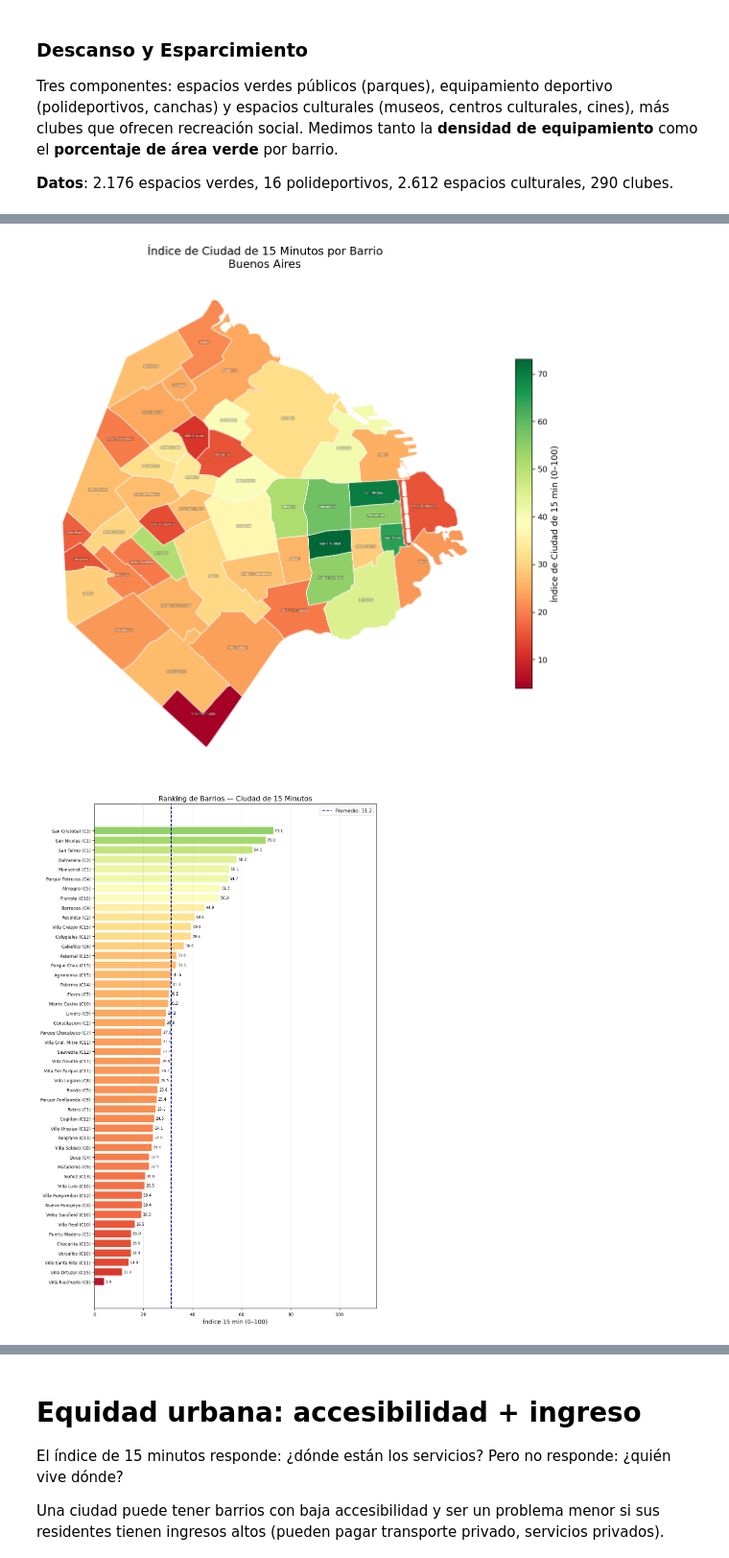
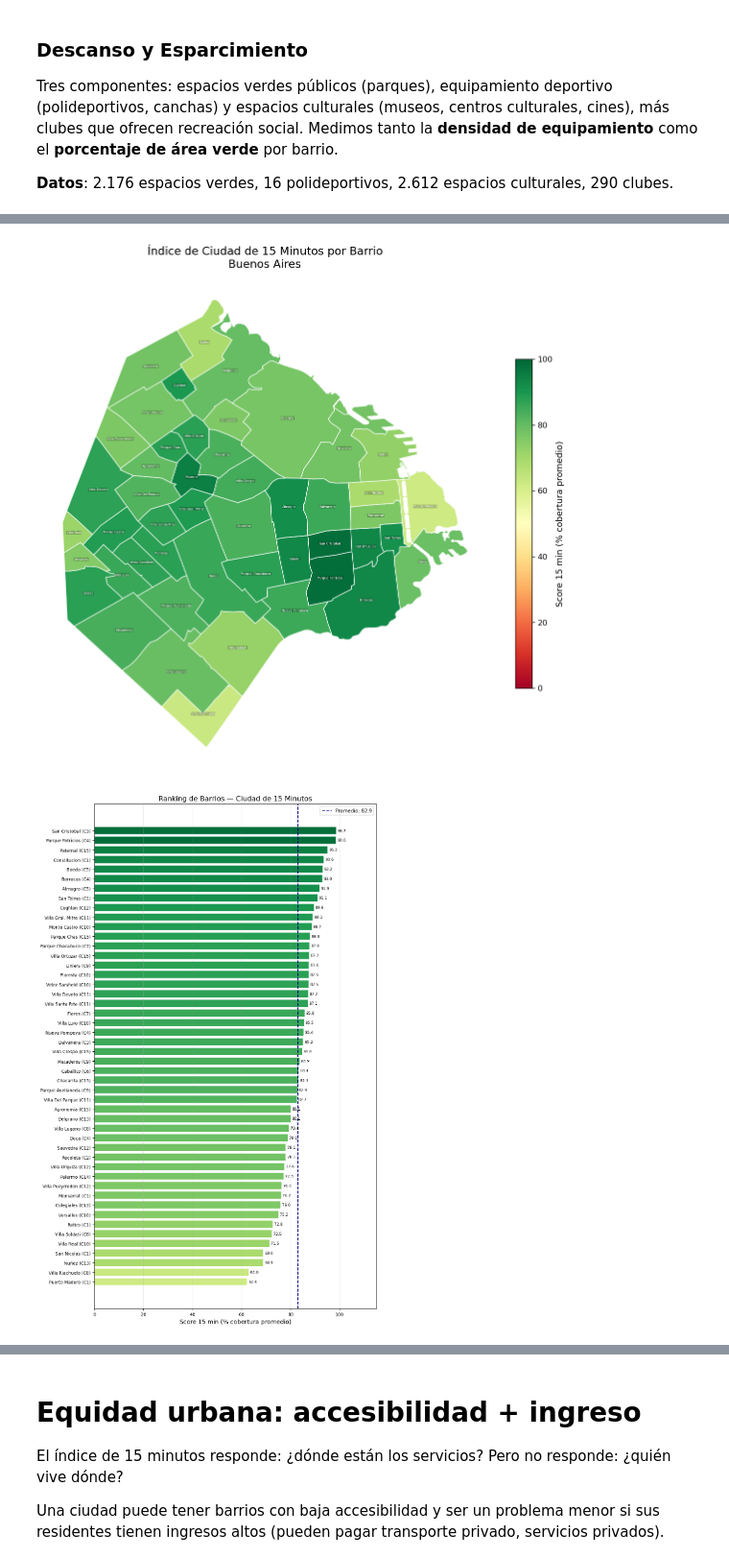
Before and after one commit to gpirujo/bsas-ciudad-15min, a Jupyter notebook: buenos_aires_ciudad_15_minutos_v3.ipynb, the cells around one changed output, grey strips where cells are left out. Shown at 96% size. Cells and saved outputs as stored; diff of their text form; code cells hidden in the pictures.

Commit message:
Cambié de densidad a cobertura y desnormalicé

```diff
--- a/buenos_aires_ciudad_15_minutos_v3.ipynb
+++ b/buenos_aires_ciudad_15_minutos_v3.ipynb
@@ -93,0 +96,5 @@ plt.show()
+# %%
+# Precargando espacios verdes
+ev = gpd.read_file(f"{DATA_DIR}/espacio_verde_publico.geojson").to_crs(CRS_GEO)
+print(f"Espacios verdes:     {len(ev):>4}")
+ev_m = ev.to_crs(CRS_METRIC)
@@ -331,20 +481,20 @@ Top 10 barrios por densidad de salud (establecimientos por km²):
 # %%
-# Mapa coroplético — Densidad de establecimientos de salud
+# Mapa coroplético — Índice de cobertura de salud (15 minutos)
 
-gdf_salud = barrios.merge(salud_summary[["BARRIO", "densidad_salud"]], on="BARRIO")
+gdf_salud = barrios.merge(df[["BARRIO", "dim_salud"]], on="BARRIO")
 
 fig, ax = plt.subplots(figsize=(10, 10))
 gdf_salud.plot(
-    column="densidad_salud", cmap="YlOrRd", legend=True, ax=ax,
+    column="dim_salud", vmin=0, vmax=100, cmap="YlOrRd", legend=True, ax=ax,
     edgecolor="white", linewidth=0.8,
-    legend_kwds={"label": "Densidad de establecimientos (por km²)", "shrink": 0.6}
+    legend_kwds={"label": "Cobertura de Salud (% área neta)", "shrink": 0.6}
 )
 for _, row in gdf_salud.iterrows():
     c = row.geometry.centroid
     ax.text(c.x, c.y, row["BARRIO"].title(),
             ha="center", va="center", fontsize=4, color="white",
             bbox=dict(boxstyle="round,pad=0.1", fc="black", alpha=0.25, lw=0))
-ax.set_title("Densidad de Establecimientos de Salud por Barrio", fontsize=13, pad=12)
+ax.set_title("Cobertura de Salud por Barrio (% a <1.5 km)", fontsize=13, pad=12)
 ax.axis("off")
 plt.tight_layout()
 plt.show()
@@ -397,20 +571,20 @@ Desglose por tipo:
 # %%
-# Mapa coroplético — Densidad de establecimientos de educación
+# Mapa coroplético — Índice de cobertura de educación (15 minutos)
 
-gdf_educacion = barrios.merge(edu_summary[["BARRIO", "densidad_educacion"]], on="BARRIO")
+gdf_educacion = barrios.merge(df[["BARRIO", "dim_educacion"]], on="BARRIO")
 
 fig, ax = plt.subplots(figsize=(10, 10))
 gdf_educacion.plot(
-    column="densidad_educacion", cmap="Blues", legend=True, ax=ax,
+    column="dim_educacion", vmin=0, vmax=100, cmap="Blues", legend=True, ax=ax,
     edgecolor="white", linewidth=0.8,
-    legend_kwds={"label": "Densidad de establecimientos (por km²)", "shrink": 0.6}
+    legend_kwds={"label": "Cobertura de Educación (% área neta)", "shrink": 0.6}
 )
 for _, row in gdf_educacion.iterrows():
     c = row.geometry.centroid
     ax.text(c.x, c.y, row["BARRIO"].title(),
             ha="center", va="center", fontsize=4, color="white",
             bbox=dict(boxstyle="round,pad=0.1", fc="black", alpha=0.25, lw=0))
-ax.set_title("Densidad de Establecimientos de Educación por Barrio", fontsize=13, pad=12)
+ax.set_title("Cobertura de Educación por Barrio (% a <1.5 km)", fontsize=13, pad=12)
 ax.axis("off")
 plt.tight_layout()
 plt.show()
@@ -654,8 +901,9 @@ gdf_result = barrios.merge(df[["BARRIO"] + DIMS + ["score_15min"]], on="BARRIO")
 fig, ax = plt.subplots(figsize=(10, 10))
 gdf_result.plot(
     column="score_15min", cmap="RdYlGn", legend=True, ax=ax,
+    vmin=0, vmax=100,
     edgecolor="white", linewidth=0.8,
-    legend_kwds={"label": "Índice de Ciudad de 15 min (0–100)", "shrink": 0.6}
+    legend_kwds={"label": "Score 15 min (% cobertura promedio)", "shrink": 0.6}
 )
 for _, row in gdf_result.iterrows():
     c = row.geometry.centroid
@@ -667,32 +915,32 @@ ax.axis("off")
 plt.tight_layout()
 plt.show()
 # %% [output]
-[figure, old version]
+[figure, new version]
 # %%
 # Ranking de los 48 barrios
 ranking = df[["BARRIO", "COMUNA", "score_15min"] + DIMS].sort_values("score_15min", ascending=True)
 norm = Normalize(vmin=0, vmax=100)
 cmap = cm.get_cmap("RdYlGn")
 
 fig, ax = plt.subplots(figsize=(9, 14))
 colors = [cmap(norm(v)) for v in ranking["score_15min"]]
 bars = ax.barh(
     ranking["BARRIO"].str.title() + " (C" + ranking["COMUNA"].astype(str) + ")",
     ranking["score_15min"], color=colors, edgecolor="white"
 )
 for bar, val in zip(bars, ranking["score_15min"]):
     ax.text(bar.get_width() + 0.5, bar.get_y() + bar.get_height() / 2,
             f"{val:.1f}", va="center", fontsize=7)
 promedio = ranking["score_15min"].mean()
 ax.axvline(x=promedio, color="navy", linestyle="--", linewidth=1.5,
            label=f"Promedio: {promedio:.1f}")
-ax.set_xlabel("Índice 15 min (0–100)")
+ax.set_xlabel("Score 15 min (% cobertura promedio)")
 ax.set_title("Ranking de Barrios — Ciudad de 15 Minutos", fontsize=13)
 ax.set_xlim(0, 115)
 ax.legend(fontsize=9)
 ax.tick_params(labelsize=8)
 ax.grid(axis="x", alpha=0.3)
 plt.tight_layout()
 plt.show()
 # %% [output]
-[figure, old version]
+[figure, new version]
```
Also changed, not shown: parts of 42 cells of this notebook.
